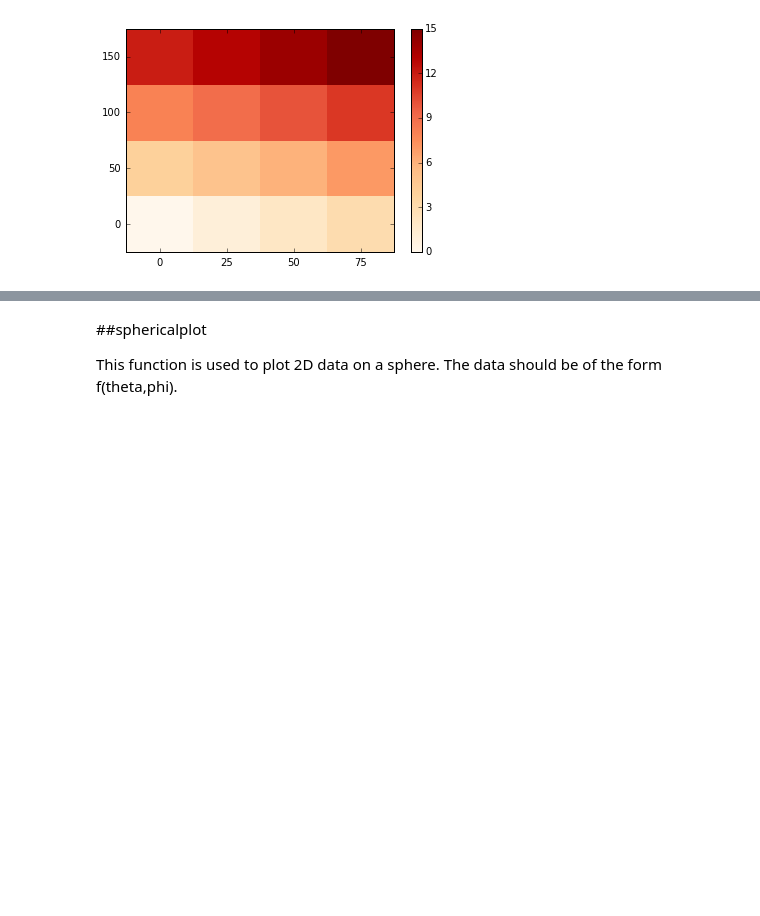
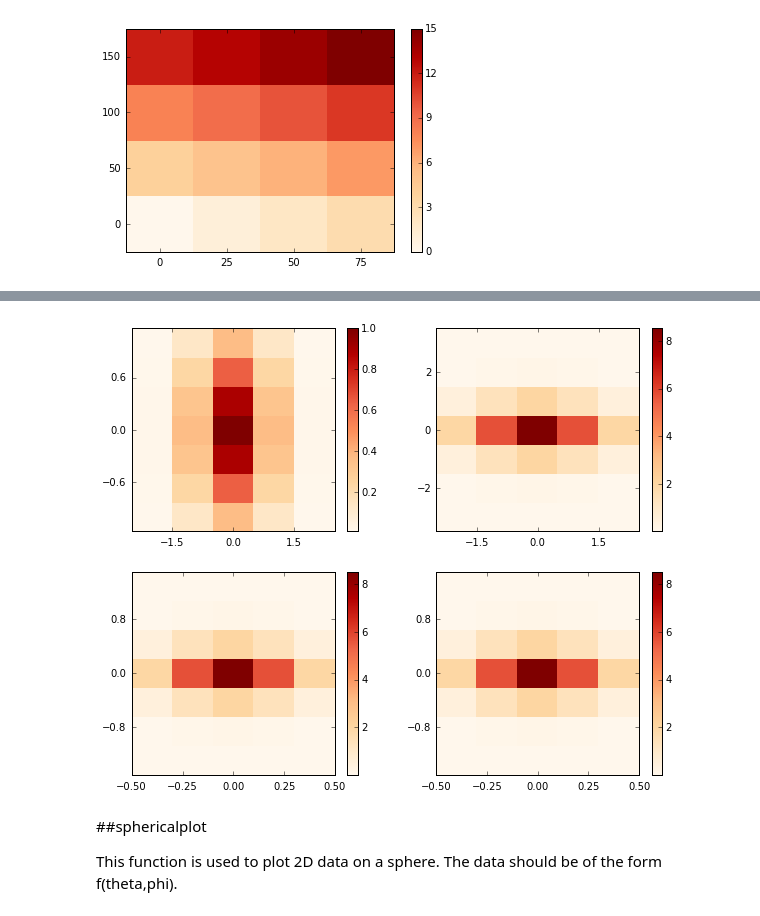
Before and after one commit to jishnub/plotc, a Jupyter notebook: Manual.ipynb, the cells around one changed output, grey strips where cells are left out. Drawn from its saved outputs; the diff is of its cells as text; code cells hidden in the pictures; blank space fills up the shorter version.

Commit message:
Added spectrumplot

```diff
--- a/Manual.ipynb
+++ b/Manual.ipynb
@@ -41,3 +45,26 @@ plotc.colorplot(a,x=x,y=y);
+# %%
+x,y=np.linspace(-2,2,5),np.linspace(-1,1,7)
+# Natural ordered frequency grid
+kx=np.fft.fftfreq(len(x),x[1]-x[0]);ky=np.fft.fftfreq(len(y),y[1]-y[0])
+
+x,y=np.meshgrid(x,y,sparse=True)
+a=np.exp(-(x**2+y**2))
+a_ampspec=abs(np.fft.fft2(a))
+
+# Using subplots here, will explain them later
+
+# Actual function
+plotc.colorplot(a,x=x,y=y,sp=221)
+# Spectrum
+plotc.spectrumplot(a_ampspec,sp=222);
+# Spectrum with correct axes
+plotc.spectrumplot(a_ampspec,x=kx,y=ky,sp=223);
+# Equivalent colorplot implementation
+plotc.colorplot(np.fft.fftshift(a_ampspec),x=np.fft.fftshift(kx),y=np.fft.fftshift(ky),sp=224)
+
+plotc.figuresize(width=10,height=8)
+# %% [output]
+[figure, added]
 # %% [markdown]
 ##sphericalplot
 
```
Also changed, not shown: parts of 1 cell of this notebook, 1 other file.
